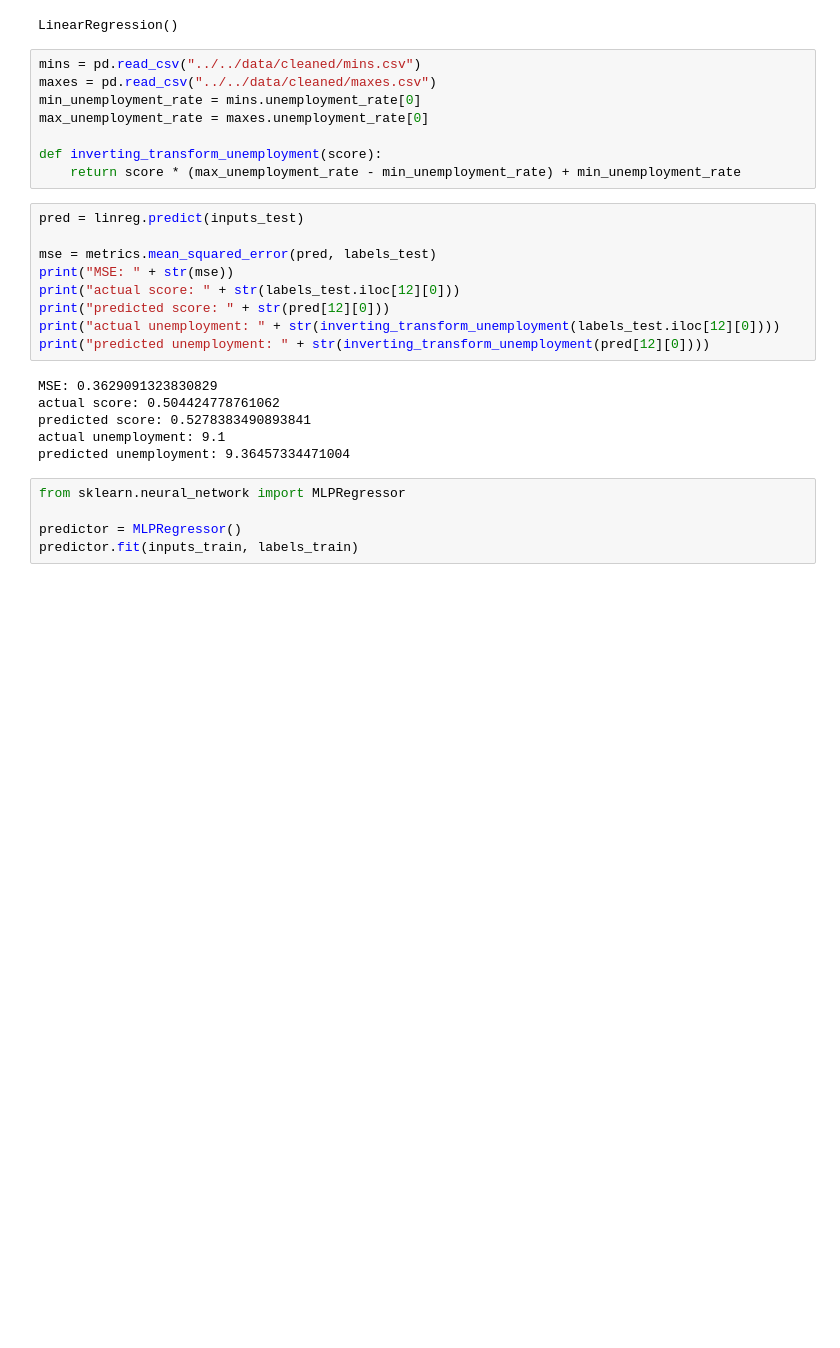
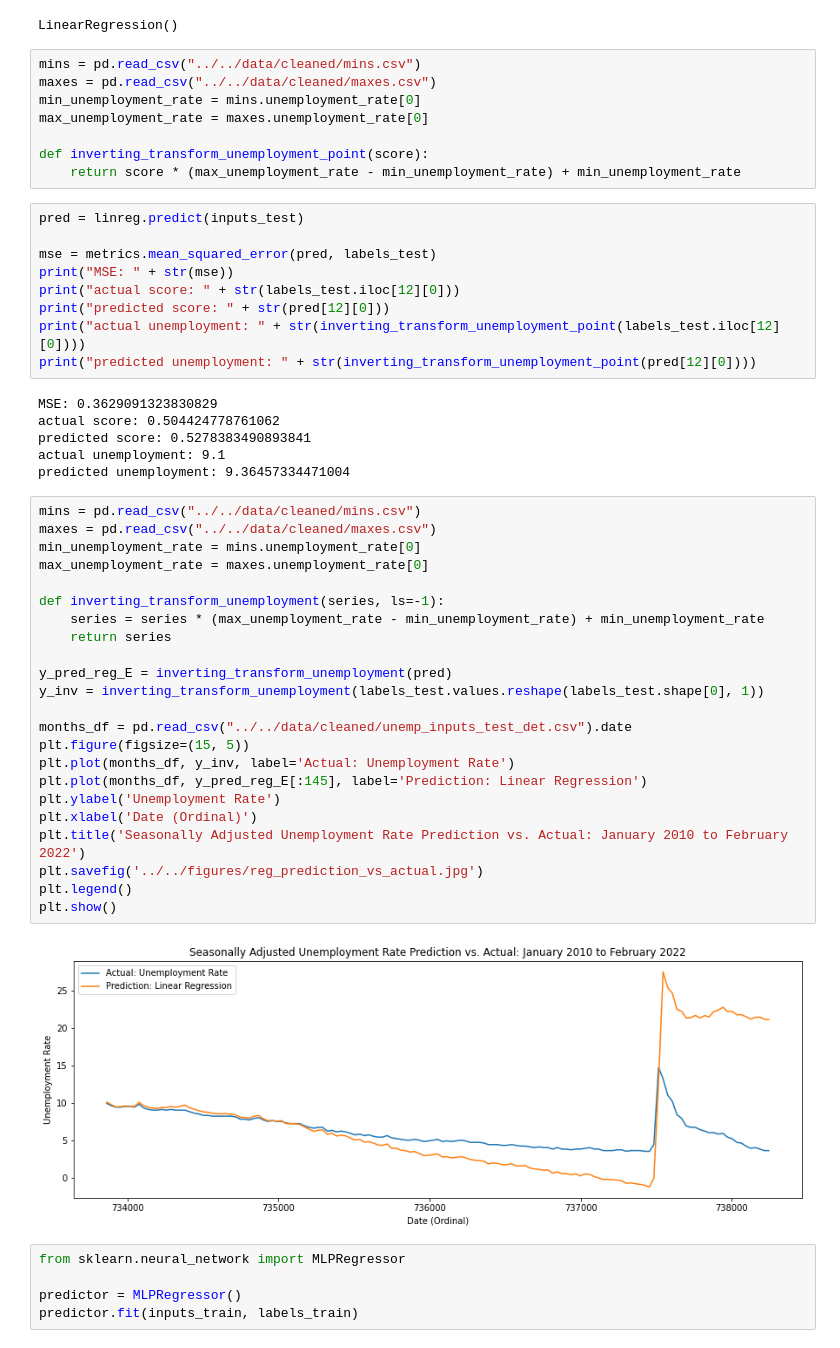
Before and after one commit to JayRPhilbrick/dl-economy-jayandshivani, a Jupyter notebook: code/predictors/naive_reg.ipynb, the cells around one changed output. Saved outputs shown, nothing was run; the diff lists cells and outputs as text; blank space fills up the shorter version.

```diff
--- a/code/predictors/naive_reg.ipynb
+++ b/code/predictors/naive_reg.ipynb
@@ -26,7 +27,7 @@ maxes = pd.read_csv("../../data/cleaned/maxes.csv")
 min_unemployment_rate = mins.unemployment_rate[0]
 max_unemployment_rate = maxes.unemployment_rate[0]
 
-def inverting_transform_unemployment(score):
+def inverting_transform_unemployment_point(score):
     return score * (max_unemployment_rate - min_unemployment_rate) + min_unemployment_rate
 # %%
 pred = linreg.predict(inputs_test)
@@ -35,14 +36,39 @@ mse = metrics.mean_squared_error(pred, labels_test)
 print("MSE: " + str(mse))
 print("actual score: " + str(labels_test.iloc[12][0]))
 print("predicted score: " + str(pred[12][0]))
-print("actual unemployment: " + str(inverting_transform_unemployment(labels_test.iloc[12][0])))
-print("predicted unemployment: " + str(inverting_transform_unemployment(pred[12][0])))
+print("actual unemployment: " + str(inverting_transform_unemployment_point(labels_test.iloc[12][0])))
+print("predicted unemployment: " + str(inverting_transform_unemployment_point(pred[12][0])))
 # %% [output]
 MSE: 0.3629091323830829
 actual score: 0.504424778761062
 predicted score: 0.5278383490893841
 actual unemployment: 9.1
 predicted unemployment: 9.36457334471004
+# %%
+mins = pd.read_csv("../../data/cleaned/mins.csv")
+maxes = pd.read_csv("../../data/cleaned/maxes.csv")
+min_unemployment_rate = mins.unemployment_rate[0]
+max_unemployment_rate = maxes.unemployment_rate[0]
+
+def inverting_transform_unemployment(series, ls=-1):
+    series = series * (max_unemployment_rate - min_unemployment_rate) + min_unemployment_rate
+    return series
+
+y_pred_reg_E = inverting_transform_unemployment(pred)
+y_inv = inverting_transform_unemployment(labels_test.values.reshape(labels_test.shape[0], 1))
+
+months_df = pd.read_csv("../../data/cleaned/unemp_inputs_test_det.csv").date
+plt.figure(figsize=(15, 5))
+plt.plot(months_df, y_inv, label='Actual: Unemployment Rate')
+plt.plot(months_df, y_pred_reg_E[:145], label='Prediction: Linear Regression')
+plt.ylabel('Unemployment Rate')
+plt.xlabel('Date (Ordinal)')
+plt.title('Seasonally Adjusted Unemployment Rate Prediction vs. Actual: January 2010 to February 2022')
+plt.savefig('../../figures/reg_prediction_vs_actual.jpg')
+plt.legend()
+plt.show()
+# %% [output]
+[figure, added]
 # %%
 from sklearn.neural_network import MLPRegressor
 
```
Also changed, not shown: parts of 3 cells of this notebook, 2 other files.
